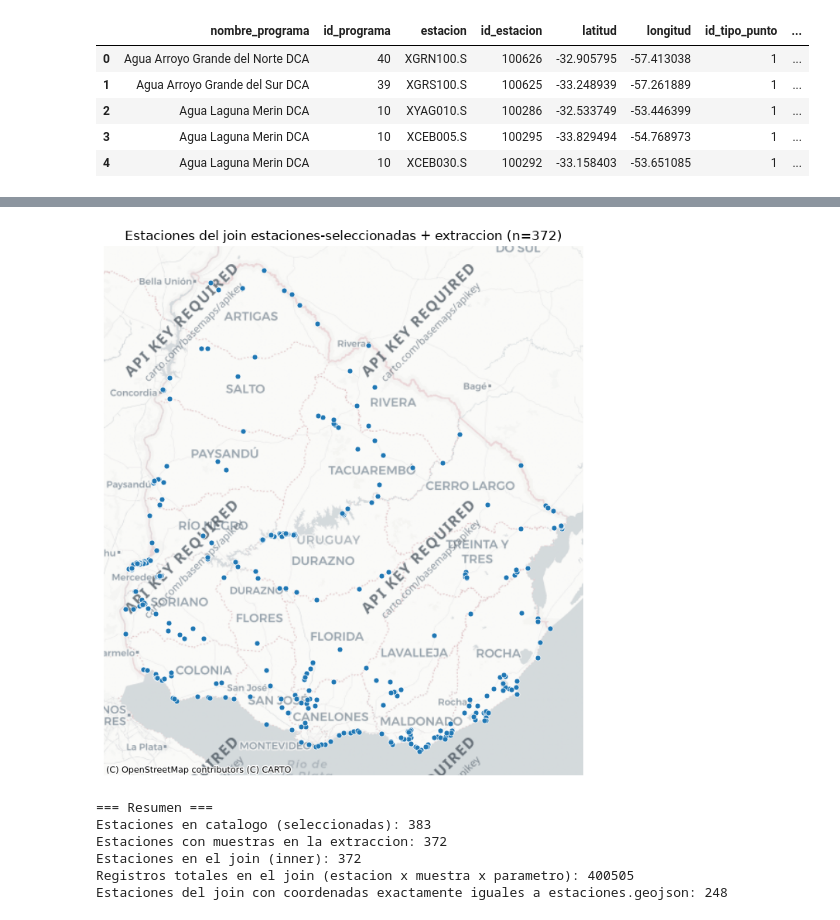
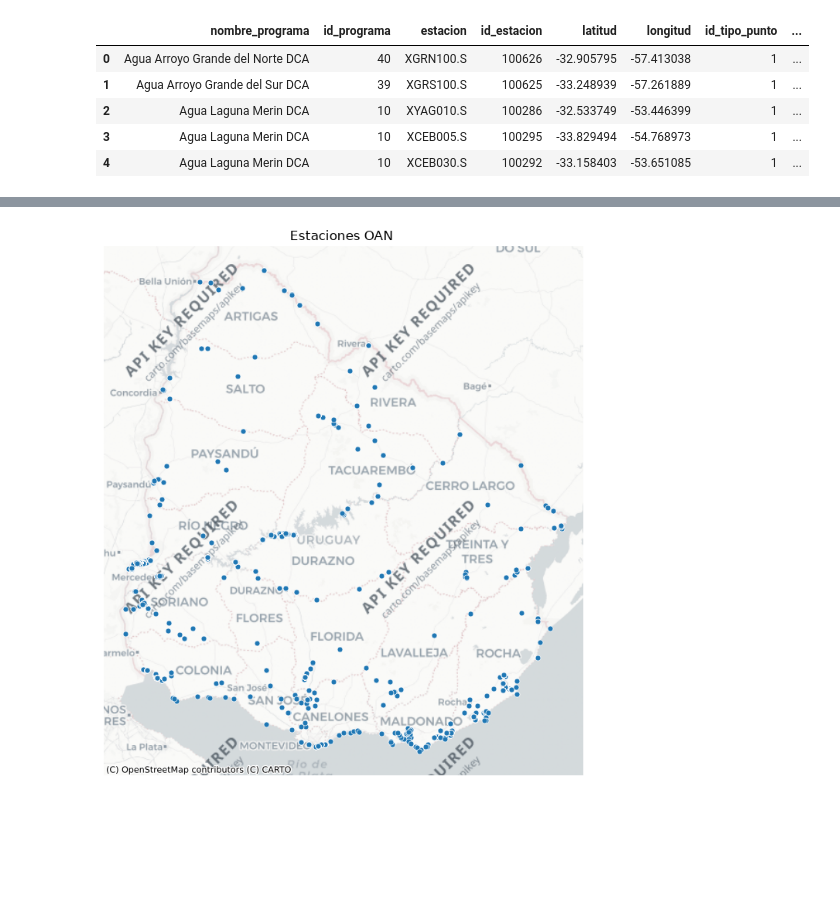
Before and after one commit to dimy20/ProyectoAA, a Jupyter notebook: notebooks/oan.ipynb, the cells around one changed output, grey strips where cells are left out. Saved outputs shown, nothing was run; the diff lists cells and outputs as text; code cells hidden in the pictures; blank space fills up the shorter version.

```diff
--- a/notebooks/oan.ipynb
+++ b/notebooks/oan.ipynb
@@ -4,8 +4,8 @@ import geopandas as gpd
 import matplotlib.pyplot as plt
 import contextily as cx
 # %%
-estaciones_sel = pd.read_csv("../export/estaciones-seleccionadas.csv")
-extraccion = pd.read_csv("../export/extraccion_20260827-174348.csv", sep=";", low_memory=False)
+estaciones_sel = pd.read_csv("./MoreData/estaciones-seleccionadas.csv")
+extraccion = pd.read_csv("./MoreData/extraccion_20260821-090338.csv", sep=";", low_memory=False)
 
 print(estaciones_sel.shape, extraccion.shape)
 estaciones_sel.head()
@@ -34,0 +30,2 @@ Solo en extraccion (sin geometria en el catalogo): 0
+# %%
+extraccion_chl_a = extraccion[(extraccion["parametro"] == "Clorofila_a_(lab)") & (extraccion["anio"] >= 2017) & (extraccion["id_tipo_punto"] == 1)].copy()
@@ -38,6 +42,7 @@ estaciones_gdf = gpd.GeoDataFrame(
     geometry=gpd.points_from_xy(estaciones_sel["longitud"], estaciones_sel["latitud"]),
     crs="EPSG:4326",
 )
+estaciones_gdf = estaciones_gdf[estaciones_gdf["id_tipo_punto"] == 1]
 estaciones_gdf.head()
 # %% [output]
 |  | nombre_programa | id_programa | estacion | id_estacion | latitud | longitud | id_tipo_punto | ... |
@@ -83,0 +58,8 @@ Estaciones unicas en el join: 372
+# %%
+OAN_registros = estaciones_gdf.merge(extraccion_chl_a,
+                                          left_on = "id_estacion",
+                                          right_on ="id_estacion",
+                                          how = "left"
+                                          )#.drop(columns=["id_estacion"])
+
+OAN_registros.head()
@@ -126,25 +84,11 @@ Puntos con coordenadas exactamente iguales: 248
 # %%
-gdf_mapa = estaciones_join.to_crs(epsg=3857)
+gdf_mapa = OAN_registros.to_crs(epsg=3857)
 
 fig, ax = plt.subplots(figsize=(8, 10))
 gdf_mapa.plot(ax=ax, markersize=25, color="tab:blue", edgecolor="white", linewidth=0.5)
 cx.add_basemap(ax, source=cx.providers.CartoDB.Positron)
 ax.set_axis_off()
-ax.set_title(f"Estaciones del join estaciones-seleccionadas + extraccion (n={len(gdf_mapa)})")
+ax.set_title("Estaciones OAN ")
 plt.show()
 # %% [output]
-[figure, old version]
+[figure, new version]
-# %%
-print("=== Resumen ===")
-print(f"Estaciones en catalogo (seleccionadas): {len(sel_ids)}")
-print(f"Estaciones con muestras en la extraccion: {len(ext_ids)}")
-print(f"Estaciones en el join (inner): {len(estaciones_join)}")
-print(f"Registros totales en el join (estacion x muestra x parametro): {len(registros)}")
-print(f"Estaciones del join con coordenadas exactamente iguales a estaciones.geojson: {len(coincidencias)}")
-# %% [output]
-=== Resumen ===
-Estaciones en catalogo (seleccionadas): 383
-Estaciones con muestras en la extraccion: 372
-Estaciones en el join (inner): 372
-Registros totales en el join (estacion x muestra x parametro): 400505
-Estaciones del join con coordenadas exactamente iguales a estaciones.geojson: 248
```
Also changed, not shown: parts of 34 cells of this notebook, 2 other files.
